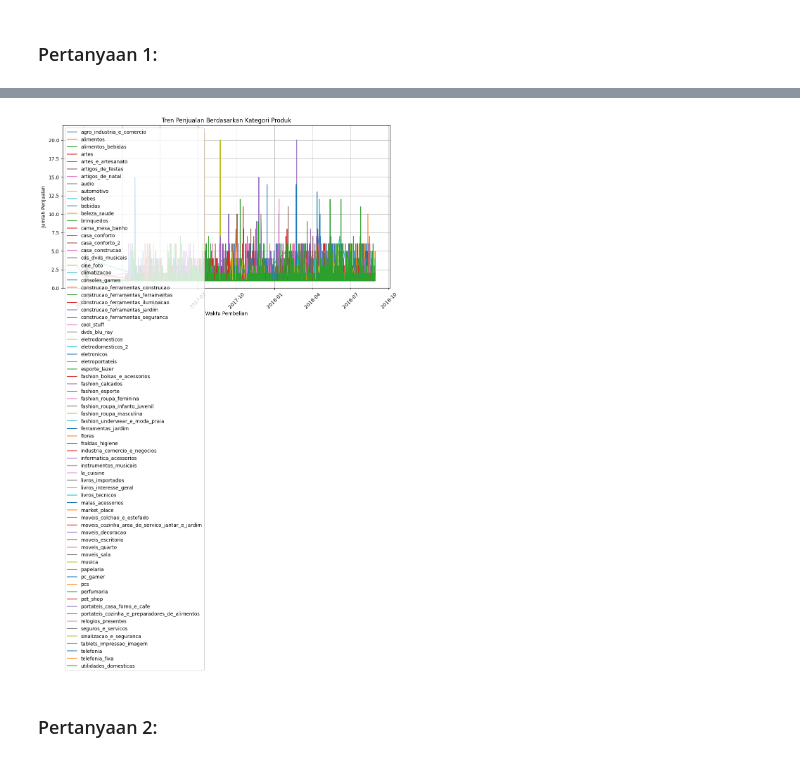
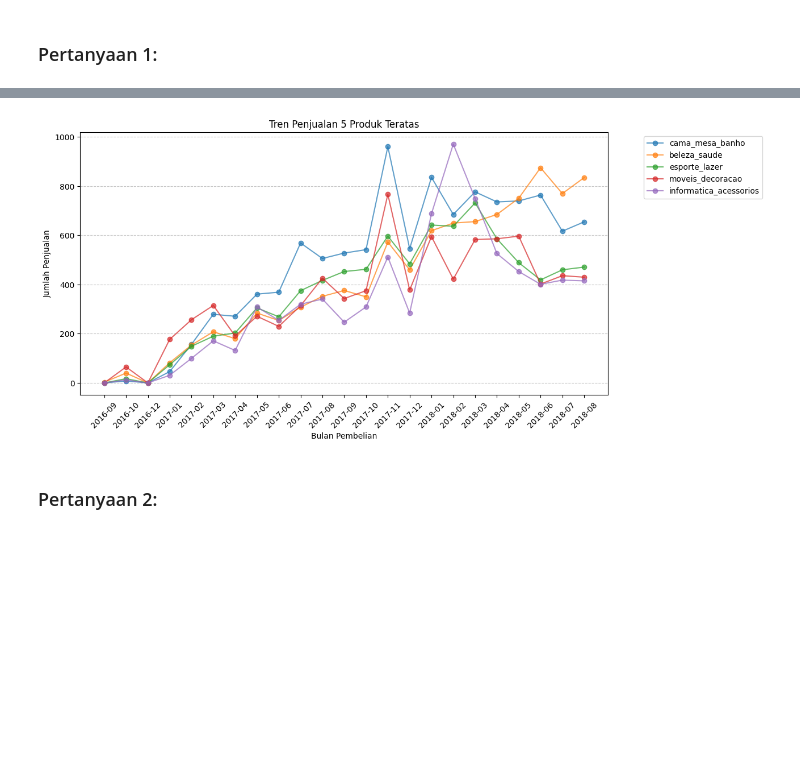
Before and after one commit to yogikautsa112/data-analisis, a Jupyter notebook: notebook.ipynb, the cells around one changed output, grey strips where cells are left out. Cells and saved outputs as stored; diff of their text form; code cells hidden in the pictures; blank space fills up the shorter version.

```diff
--- a/notebook.ipynb
+++ b/notebook.ipynb
@@ -184,26 +257,2 @@ Insight
 # %% [markdown]
 ### Pertanyaan 1:
-# %%
-# Filter pesanan yang sudah terkirim
-filtered_orders = orders[orders['order_status'] == 'delivered']
-
-# Hitung jumlah pesanan per order_id
-product_counts = filtered_orders['order_id'].value_counts()
-
-# Tentukan kolom yang akan digabungkan
-columns_to_merge = ['order_id', 'order_purchase_timestamp']
-if 'season' in filtered_orders.columns:
-    columns_to_merge.append('season')
-
-# Gabungkan data
-merged_data = order_items.merge(filtered_orders[columns_to_merge], on='order_id')
-merged_data = merged_data.merge(products[['product_id', 'product_category_name']], on='product_id')
-
-# Agregasi data penjualan per kategori dan waktu
-category_sales = merged_data.groupby(['product_category_name', 'order_purchase_timestamp']).size().reset_index(name='count')
-
-# EDA Tambahan (misalnya, ringkasan statistik)
-print(category_sales.describe())
-print(category_sales.head())
-print(category_sales.isnull().sum())
-print(category_sales['product_category_name'].value_counts())
@@ -228,18 +259,23 @@ Name: count, Length: 73, dtype: int64
 # %%
-# Visualisasi Tren Penjualan
 plt.figure(figsize=(12, 6))
-for category in category_sales['product_category_name'].unique():
-    subset = category_sales[category_sales['product_category_name'] == category]
-    plt.plot(subset['order_purchase_timestamp'], subset['count'], label=category)
 
-plt.xlabel('Waktu Pembelian')
+merged_data['order_month'] = merged_data['order_month'].astype(str)
+category_trends = merged_data.groupby(['order_month', 'product_category_name']).size().unstack(fill_value=0)
+top_5_categories = category_trends.sum().nlargest(5).index
+category_trends = category_trends[top_5_categories]
+
+for category in category_trends.columns:
+    plt.plot(category_trends.index, category_trends[category], label=category, marker='o', alpha=0.7)
+
+plt.xlabel('Bulan Pembelian')
 plt.ylabel('Jumlah Penjualan')
-plt.title('Tren Penjualan Berdasarkan Kategori Produk')
-plt.legend()
+plt.title('Tren Penjualan 5 Produk Teratas')
+plt.legend(loc='upper right', bbox_to_anchor=(1.3, 1))  # Memindahkan legenda agar lebih rapi
 plt.xticks(rotation=45)
-plt.grid()
+plt.grid(axis='y', linestyle='--', alpha=0.7)
+
 plt.show()
 # %% [output]
-[figure, old version]
+[figure, new version]
 # %% [markdown]
 ### Pertanyaan 2:
```
Also changed, not shown: parts of 17 cells of this notebook, 1 other file.
